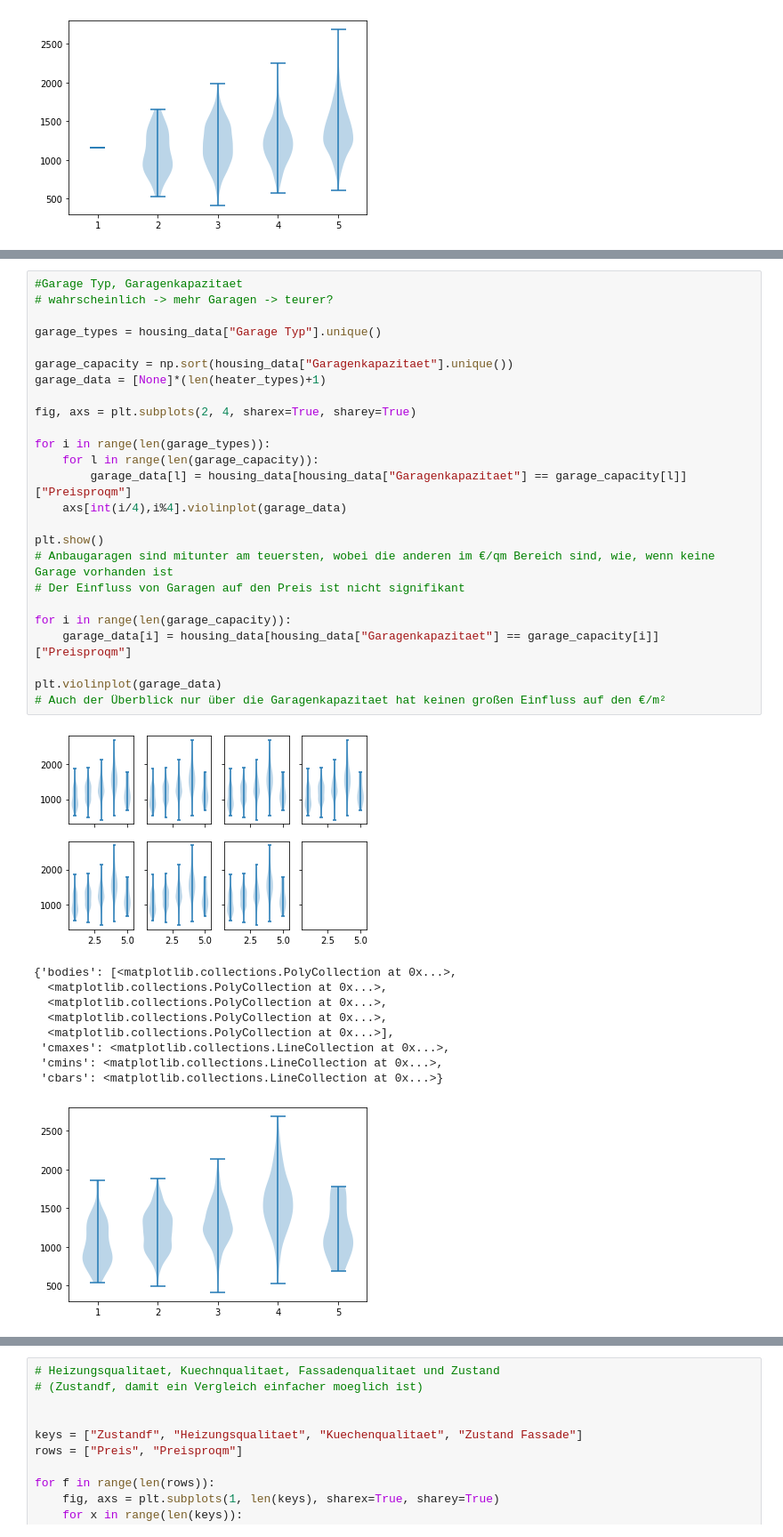
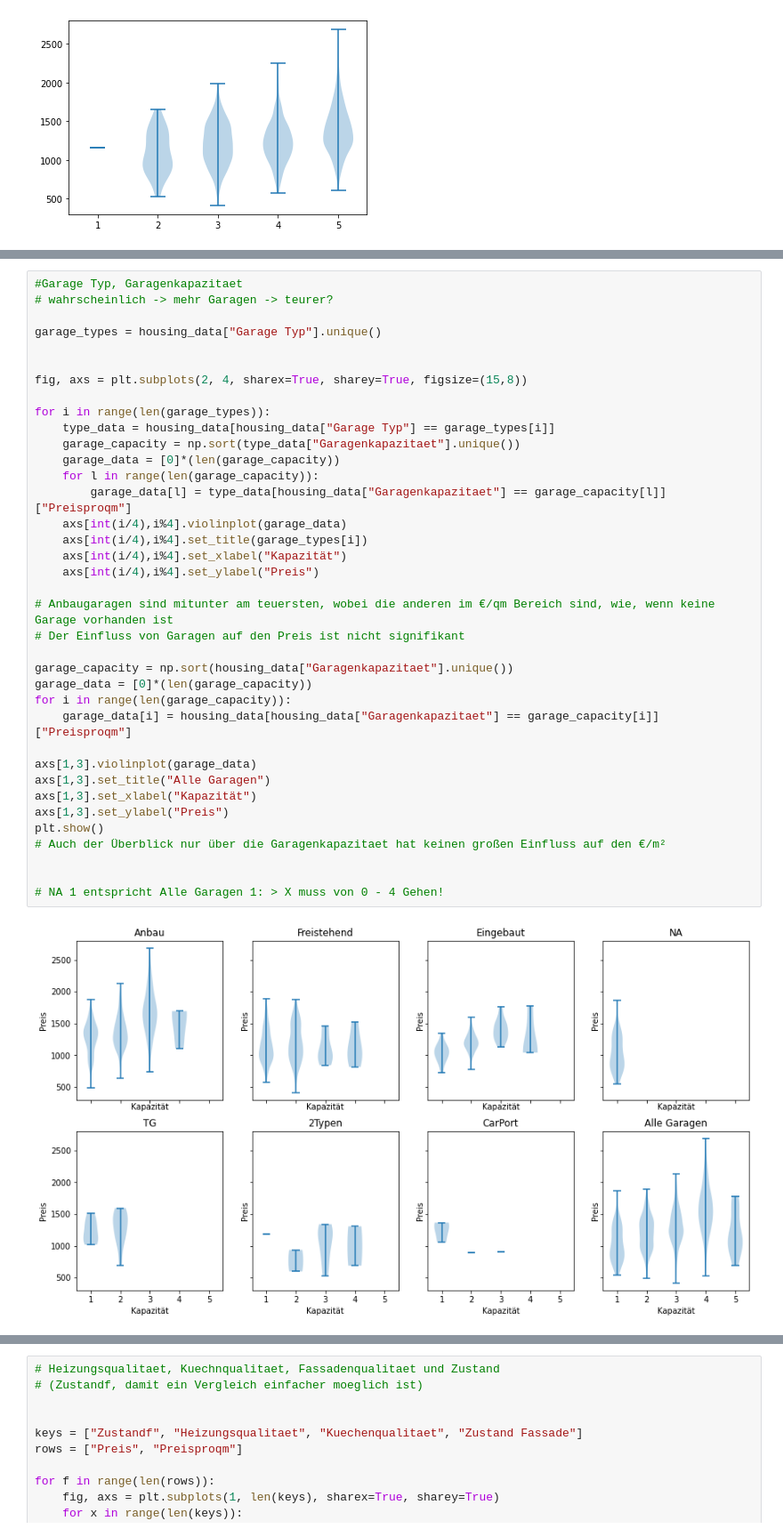
Before and after one commit to CrossField1973/DataScienceProject_01, a Jupyter notebook: housing_data.ipynb, the cells around one changed output, grey strips where cells are left out. Shown at 89% size. Cells and saved outputs as stored; diff of their text form.

```diff
--- a/housing_data.ipynb
+++ b/housing_data.ipynb
@@ -168,39 +195,42 @@ plt.scatter(housing_data["Wohnflaeche in qm"],housing_data["Preisproqm"])
 # %%
 #Garage Typ, Garagenkapazitaet
 # wahrscheinlich -> mehr Garagen -> teurer?
 
 garage_types = housing_data["Garage Typ"].unique()
 
-garage_capacity = np.sort(housing_data["Garagenkapazitaet"].unique())
-garage_data = [None]*(len(heater_types)+1)
 
-fig, axs = plt.subplots(2, 4, sharex=True, sharey=True)
+fig, axs = plt.subplots(2, 4, sharex=True, sharey=True, figsize=(15,8))
 
 for i in range(len(garage_types)):
+    type_data = housing_data[housing_data["Garage Typ"] == garage_types[i]]
+    garage_capacity = np.sort(type_data["Garagenkapazitaet"].unique())
+    garage_data = [0]*(len(garage_capacity))
     for l in range(len(garage_capacity)):
-        garage_data[l] = housing_data[housing_data["Garagenkapazitaet"] == garage_capacity[l]]["Preisproqm"]
+        garage_data[l] = type_data[housing_data["Garagenkapazitaet"] == garage_capacity[l]]["Preisproqm"]
     axs[int(i/4),i%4].violinplot(garage_data)
+    axs[int(i/4),i%4].set_title(garage_types[i])
+    axs[int(i/4),i%4].set_xlabel("Kapazität")
+    axs[int(i/4),i%4].set_ylabel("Preis")
 
-plt.show()
 # Anbaugaragen sind mitunter am teuersten, wobei die anderen im €/qm Bereich sind, wie, wenn keine Garage vorhanden ist
 # Der Einfluss von Garagen auf den Preis ist nicht signifikant
 
+garage_capacity = np.sort(housing_data["Garagenkapazitaet"].unique())
+garage_data = [0]*(len(garage_capacity))
 for i in range(len(garage_capacity)):
     garage_data[i] = housing_data[housing_data["Garagenkapazitaet"] == garage_capacity[i]]["Preisproqm"]
 
-plt.violinplot(garage_data)
+axs[1,3].violinplot(garage_data)
+axs[1,3].set_title("Alle Garagen")
+axs[1,3].set_xlabel("Kapazität")
+axs[1,3].set_ylabel("Preis")
+plt.show()
 # Auch der Überblick nur über die Garagenkapazitaet hat keinen großen Einfluss auf den €/m²
+
+
+# NA 1 entspricht Alle Garagen 1: > X muss von 0 - 4 Gehen!
 # %% [output]
-[figure, old version]
+[figure, new version]
-{'bodies': [<matplotlib.collections.PolyCollection at 0x...>,
-  <matplotlib.collections.PolyCollection at 0x...>,
-  <matplotlib.collections.PolyCollection at 0x...>,
-  <matplotlib.collections.PolyCollection at 0x...>,
-  <matplotlib.collections.PolyCollection at 0x...>],
- 'cmaxes': <matplotlib.collections.LineCollection at 0x...>,
- 'cmins': <matplotlib.collections.LineCollection at 0x...>,
- 'cbars': <matplotlib.collections.LineCollection at 0x...>}
-[figure, removed]
 # %%
 # Verkaufsmonat, Verkaufsjahr, Preis
 # Verkaufsmonat sollte weniger einfluss auf den Preis haben
```
Also changed, not shown: parts of 7 cells of this notebook, 1 other file.
